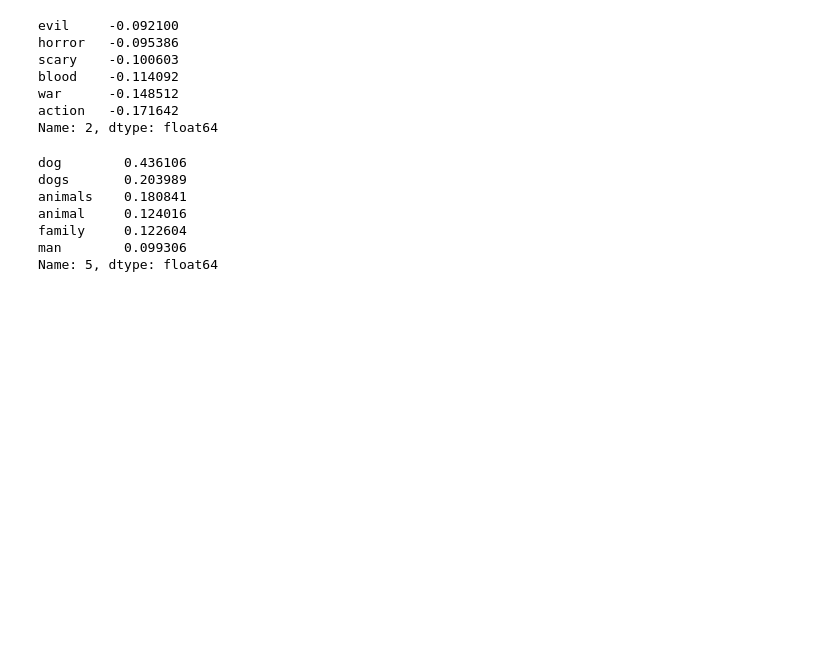
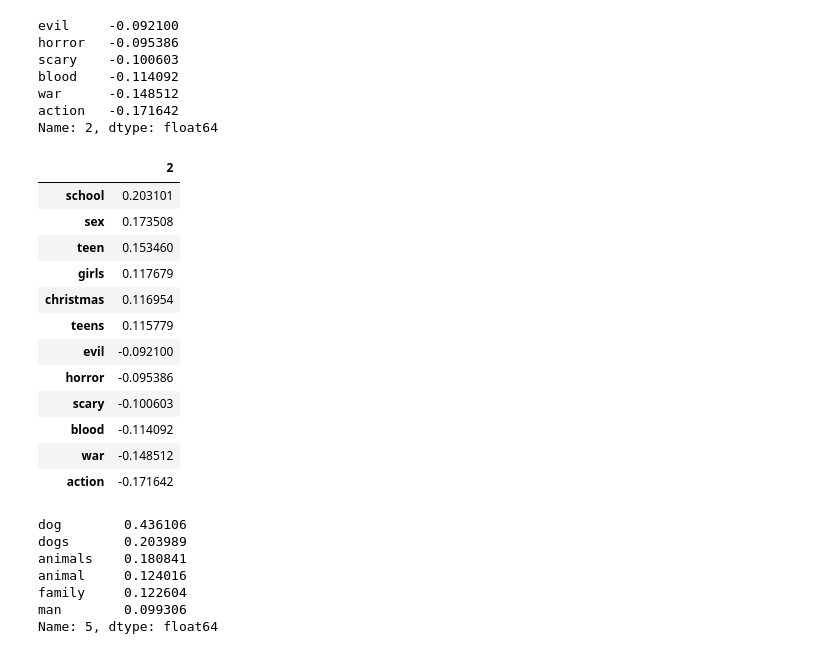
Before and after one commit to Hadeishi/Capstone_3, a Jupyter notebook: 5.1_NLP-TF-IDF_Vectorizer.ipynb, the cells around one changed output. Drawn from its saved outputs; the diff is of its cells as text; code cells hidden in the pictures; blank space fills up the shorter version.

```diff
--- a/5.1_NLP-TF-IDF_Vectorizer.ipynb
+++ b/5.1_NLP-TF-IDF_Vectorizer.ipynb
@@ -226,6 +248,26 @@ blood    -0.114092
 war      -0.148512
 action   -0.171642
 Name: 2, dtype: float64
+# %%
+word_importances3 = pd.DataFrame(word_importance_component_3[0:6])
+# %%
+word_importances3_1 = pd.DataFrame(word_importance_component_3[-7:-1])
+# %%
+pd.concat([word_importances3, word_importances3_1])
+# %% [output]
+|  | 2 |
+| school | 0.203101 |
+| sex | 0.173508 |
+| teen | 0.153460 |
+| girls | 0.117679 |
+| christmas | 0.116954 |
+| teens | 0.115779 |
+| evil | -0.092100 |
+| horror | -0.095386 |
+| scary | -0.100603 |
+| blood | -0.114092 |
+| war | -0.148512 |
+| action | -0.171642 |
 # %%
 word_importance_component_6 = components_tfidfvec[5].sort_values(ascending=False)
 word_importance_component_6[0:6]
```
Also changed, not shown: parts of 18 cells of this notebook, 3 other files.
